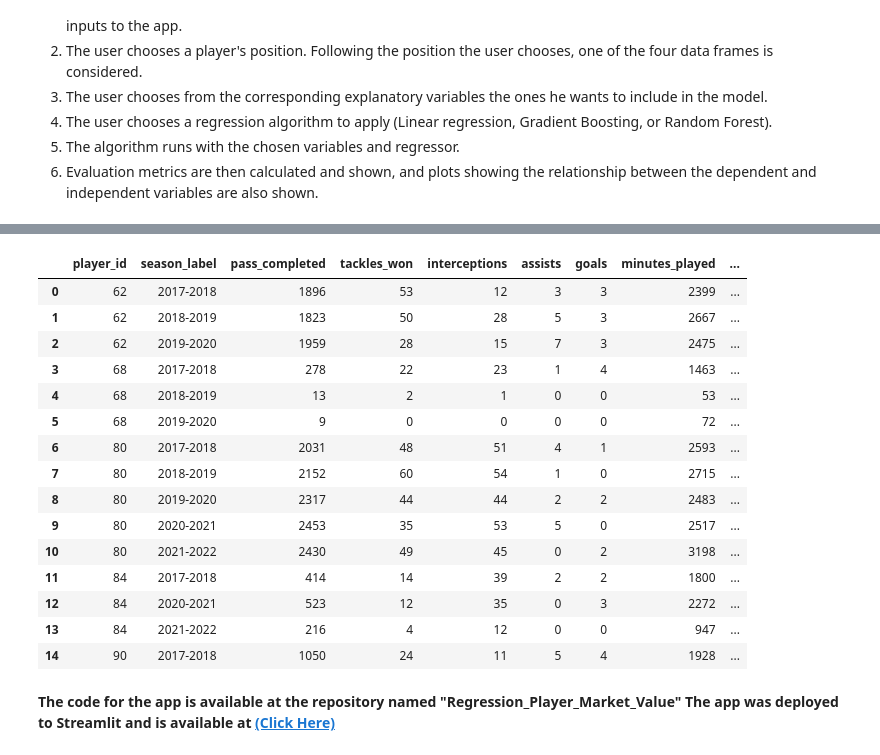
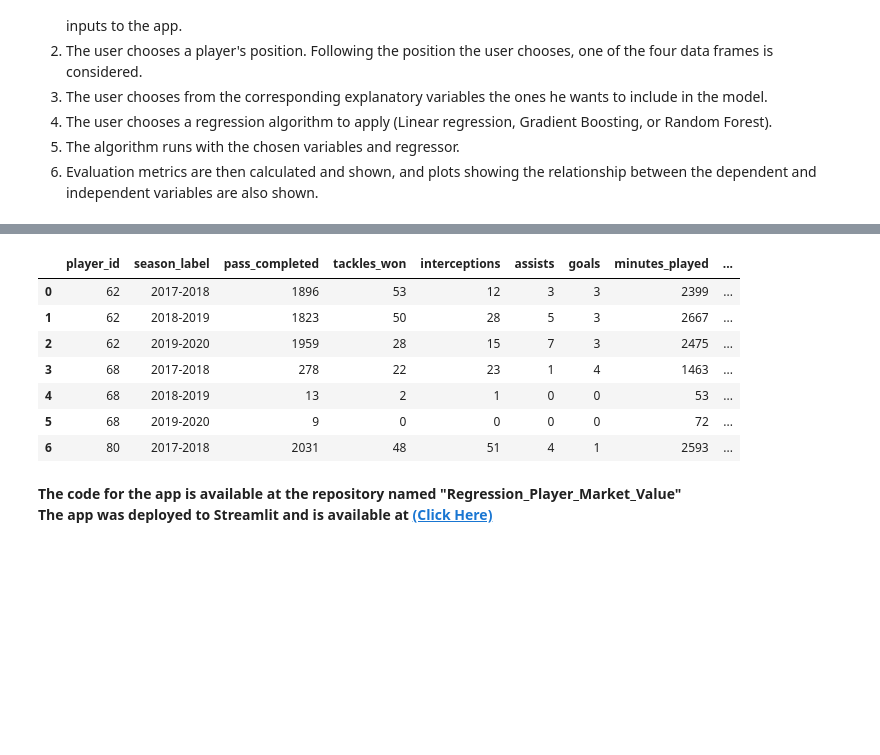
Before and after one commit to BreathingData/La_Liga_Analysis, a Jupyter notebook: La_Liga.ipynb, the cells around one changed output, grey strips where cells are left out. Saved outputs shown, nothing was run; the diff lists cells and outputs as text; code cells hidden in the pictures; blank space fills up the shorter version.

```diff
--- a/La_Liga.ipynb
+++ b/La_Liga.ipynb
@@ -3836,42 +3646,34 @@ df_defender_value.head(15)
 #write the query for df_midfielder_value
 cur.execute("SELECT ps.player_id, \
                 s.season_label, \
                 ps.pass_completed, \
                 ps.tackles_won, \
                 ps.interceptions, \
                 ps.assists, \
                 ps.goals, \
                 ps.minutes_played, \
                 ps.market_value, \
                 LEAD(ps.market_value, 1) OVER (PARTITION BY ps.player_id ORDER BY s.season_label) AS market_value_next_season, \
                 to_date(LEFT(s.season_label, 4), 'YYYY') - p.date_of_birth AS age_ind_days \
             FROM player_statistics ps \
             INNER JOIN season s ON ps.season_id = s.season_id \
             INNER JOIN player p ON ps.player_id = p.player_id \
             WHERE s.season_label >= '2017-2018' \
                 AND p.player_position IN ('DM', 'CM', 'LM', 'RM', 'AM') \
             ORDER BY ps.player_id, s.season_label")
 df_midfielder_value = pd.DataFrame(cur.fetchall())
 column_names = [desc[0] for desc in cur.description]
 df_midfielder_value.columns = column_names
-df_midfielder_value.head(15)
+df_midfielder_value.head(7)
 # %% [output]
 |  | player_id | season_label | pass_completed | tackles_won | interceptions | assists | goals | minutes_played | ... |
 | 0 | 62 | 2017-2018 | 1896 | 53 | 12 | 3 | 3 | 2399 | ... |
 | 1 | 62 | 2018-2019 | 1823 | 50 | 28 | 5 | 3 | 2667 | ... |
 | 2 | 62 | 2019-2020 | 1959 | 28 | 15 | 7 | 3 | 2475 | ... |
 | 3 | 68 | 2017-2018 | 278 | 22 | 23 | 1 | 4 | 1463 | ... |
 | 4 | 68 | 2018-2019 | 13 | 2 | 1 | 0 | 0 | 53 | ... |
 | 5 | 68 | 2019-2020 | 9 | 0 | 0 | 0 | 0 | 72 | ... |
 | 6 | 80 | 2017-2018 | 2031 | 48 | 51 | 4 | 1 | 2593 | ... |
-| 7 | 80 | 2018-2019 | 2152 | 60 | 54 | 1 | 0 | 2715 | ... |
-| 8 | 80 | 2019-2020 | 2317 | 44 | 44 | 2 | 2 | 2483 | ... |
-| 9 | 80 | 2020-2021 | 2453 | 35 | 53 | 5 | 0 | 2517 | ... |
-| 10 | 80 | 2021-2022 | 2430 | 49 | 45 | 0 | 2 | 3198 | ... |
-| 11 | 84 | 2017-2018 | 414 | 14 | 39 | 2 | 2 | 1800 | ... |
-| 12 | 84 | 2020-2021 | 523 | 12 | 35 | 0 | 3 | 2272 | ... |
-| 13 | 84 | 2021-2022 | 216 | 4 | 12 | 0 | 0 | 947 | ... |
-| 14 | 90 | 2017-2018 | 1050 | 24 | 11 | 5 | 4 | 1928 | ... |
 # %%
 #export df_attack_value2, df_goalkeeper_value, df_defender_value, df_midfielder_value to csv files to be used in the app
 df_attack_value2.to_csv('position_market_value/df_attack_value2.csv', index=False)
@@ -3879,7 +3681,7 @@ df_goalkeeper_value.to_csv('position_market_value/df_goalkeeper_value.csv', inde
 df_defender_value.to_csv('position_market_value/df_defender_value.csv', index=False)
 df_midfielder_value.to_csv('position_market_value/df_midfielder_value.csv', index=False)
 # %% [markdown]
-**The code for the app is available at the repository named "Regression_Player_Market_Value"
+**The code for the app is available at the repository named "Regression_Player_Market_Value"\
 The app was deployed to Streamlit and is available at [(Click Here)](https://breathingdata-regression-player-market-va-regression-app-m2uucj.streamlit.app/)**
 # %% [markdown]
 **These are screenshots from the app:**
```
Also changed, not shown: parts of 84 cells of this notebook.
